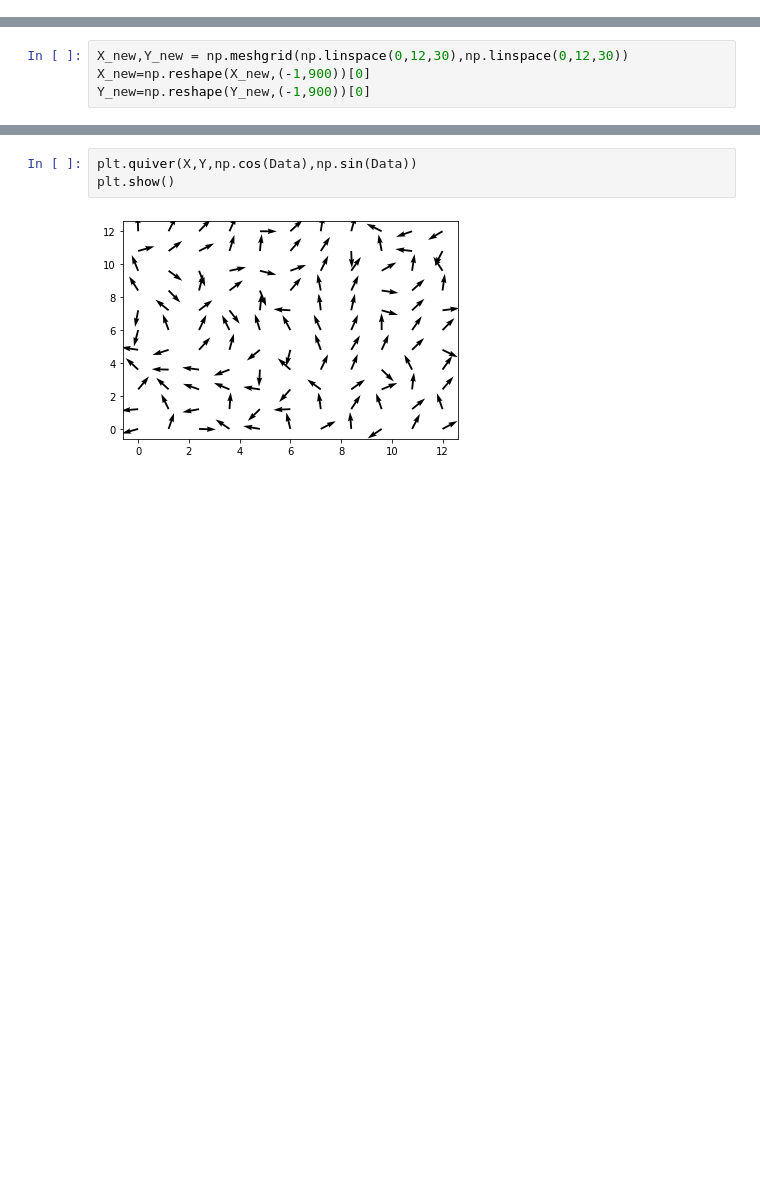
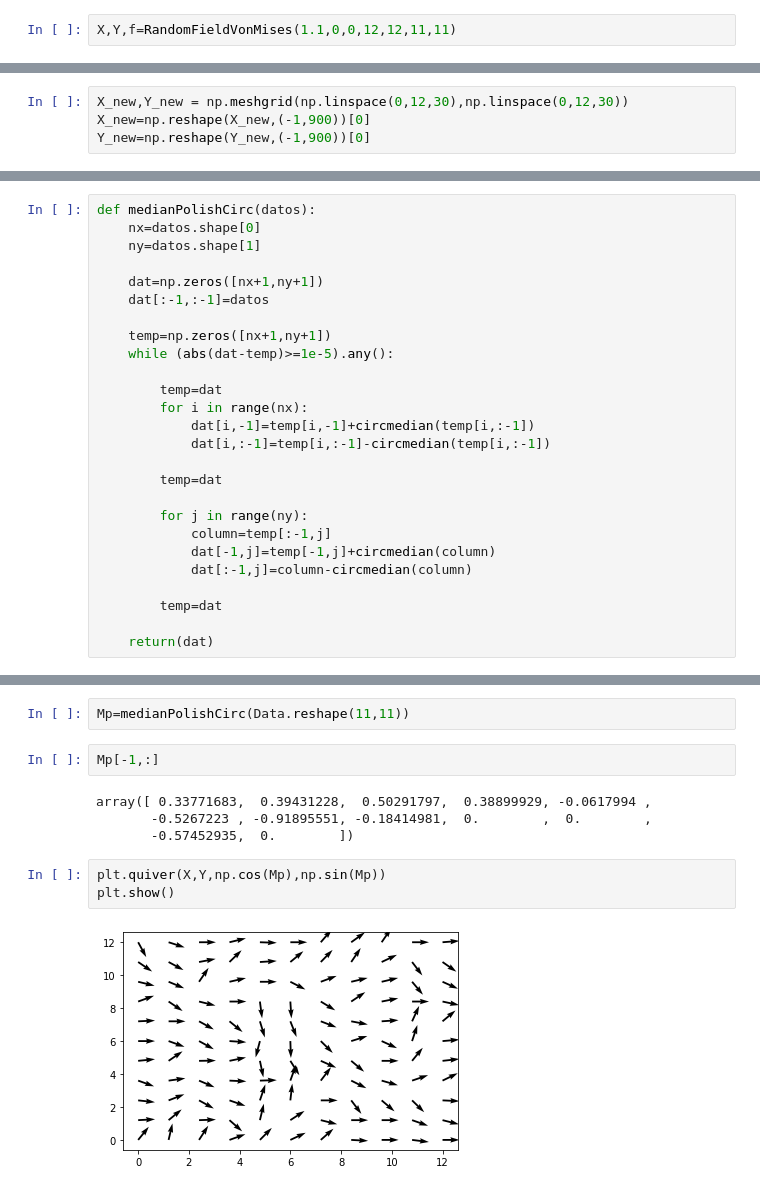
Before and after one commit to nino1201/CircularKriging, a Jupyter notebook: Proyecto de grado.ipynb, the cells around one changed output, grey strips where cells are left out. Drawn from its saved outputs; the diff is of its cells as text; blank space fills up the shorter version.

```diff
--- a/Proyecto de grado.ipynb
+++ b/Proyecto de grado.ipynb
@@ -55,3 +109,5 @@ f=np.reshape(f,(-1,121))[0]
+# %%
+X,Y,f=RandomFieldVonMises(1.1,0,0,12,12,11,11)
 # %%
 plt.quiver(X,Y,np.cos(f),np.sin(f))
 plt.show()
@@ -203,0 +177,26 @@ plt.show()
+# %%
+def medianPolishCirc(datos):
+    nx=datos.shape[0]
+    ny=datos.shape[1]
+
+    dat=np.zeros([nx+1,ny+1])
+    dat[:-1,:-1]=datos
+
+    temp=np.zeros([nx+1,ny+1])
+    while (abs(dat-temp)>=1e-5).any():
+
+        temp=dat
+        for i in range(nx):
+            dat[i,-1]=temp[i,-1]+circmedian(temp[i,:-1])
+            dat[i,:-1]=temp[i,:-1]-circmedian(temp[i,:-1])
+
+        temp=dat
+
+        for j in range(ny):
+            column=temp[:-1,j]
+            dat[-1,j]=temp[-1,j]+circmedian(column)
+            dat[:-1,j]=column-circmedian(column)
+
+        temp=dat
+
+    return(dat)
@@ -204,5 +221,13 @@ plt.show()
+# %%
+Mp=medianPolishCirc(Data.reshape(11,11))
+# %%
+Mp[-1,:]
+# %% [output]
+array([ 0.33771683,  0.39431228,  0.50291797,  0.38899929, -0.0617994 ,
+       -0.5267223 , -0.91895551, -0.18414981,  0.        ,  0.        ,
+       -0.57452935,  0.        ])
 # %%
-plt.quiver(X,Y,np.cos(Data),np.sin(Data))
+plt.quiver(X,Y,np.cos(Mp),np.sin(Mp))
 plt.show()
 # %% [output]
-[figure, old version]
+[figure, new version]
```
Also changed, not shown: parts of 35 cells of this notebook.
